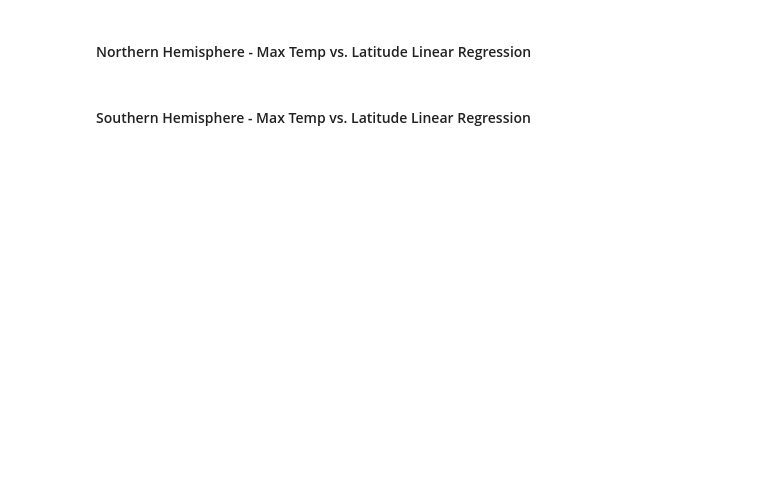
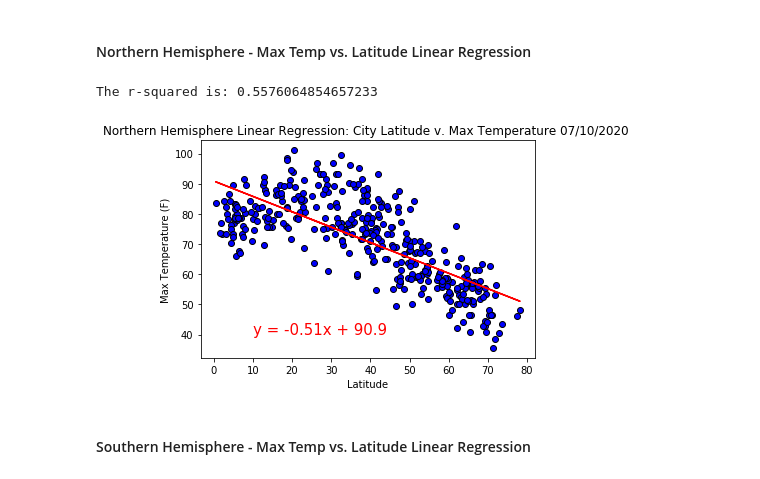
Before and after one commit to minerva-b/Python-API-Challenge, a Jupyter notebook: WeatherPy/WeatherPy-Copy1.ipynb, the cells around one changed output. Cells and saved outputs as stored; diff of their text form; code cells hidden in the pictures; blank space fills up the shorter version.

```diff
--- a/WeatherPy/WeatherPy-Copy1.ipynb
+++ b/WeatherPy/WeatherPy-Copy1.ipynb
@@ -318,0 +321,6 @@ plt.show()
+# %%
+# Create Northern and Southern Hemisphere DataFrame
+
+# Northern Hemisphere (on Latitude from 0 to 90 degrees):
+northern_hemi = cities_pd.loc[(cities_pd['Latitude'] >= 0)]
+northern_hemi
@@ -319,4 +395,23 @@ plt.show()
 # %% [markdown]
 ####  Northern Hemisphere - Max Temp vs. Latitude Linear Regression
+# %%
+# Plotting linear regression for the Northern Hemisphere by 'Latitude v. Max Temperature':
+x = northern_hemi['Latitude']
+y = northern_hemi['Max Temperature']
+(slope, intercept, rvalue, pvalue, stderr) = linregress(x, y)
+regress_values = x * slope + intercept
+line_eqn = "y = " + str(round(slope, 2)) + "x + " + str(round(intercept, 2))
+plt.scatter(x, y, facecolor='blue', edgecolor='black')
+plt.plot(x, regress_values, "r-")
+plt.annotate(line_eqn,(10,40), fontsize=15, color="r")
+plt.title("Northern Hemisphere Linear Regression: City Latitude v. Max Temperature 07/10/2020 ")
+plt.xlabel("Latitude")
+plt.ylabel("Max Temperature (F)")
+print(f"The r-squared is: {rvalue**2}")
+plt.savefig('../OutputData/Fig5.png')
+plt.show()
+# %% [output]
+The r-squared is: 0.5576064854657233
+[figure, added]
 # %% [markdown]
 ####  Southern Hemisphere - Max Temp vs. Latitude Linear Regression
```
Also changed, not shown: parts of 35 cells of this notebook, 13 other files.
